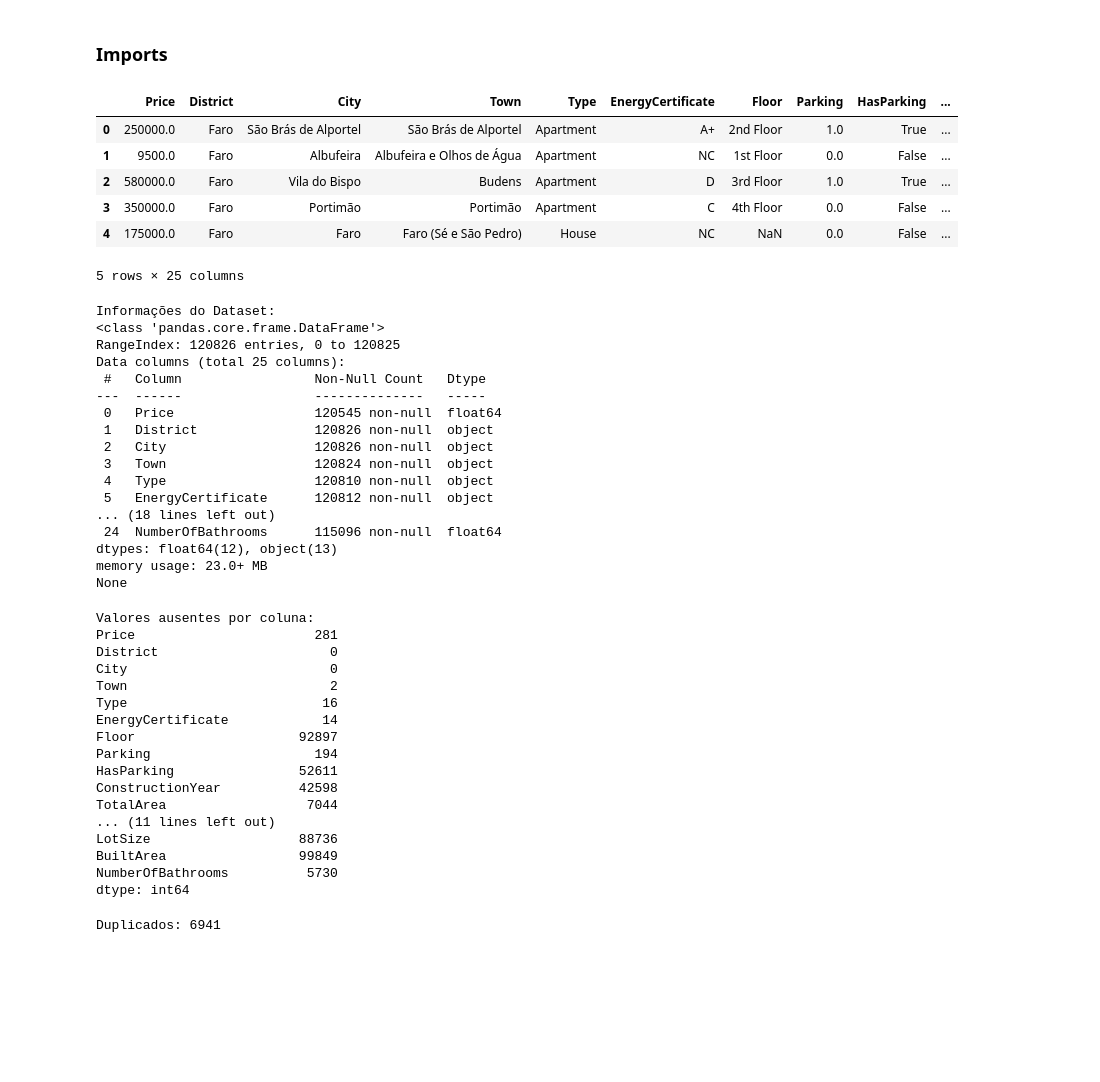
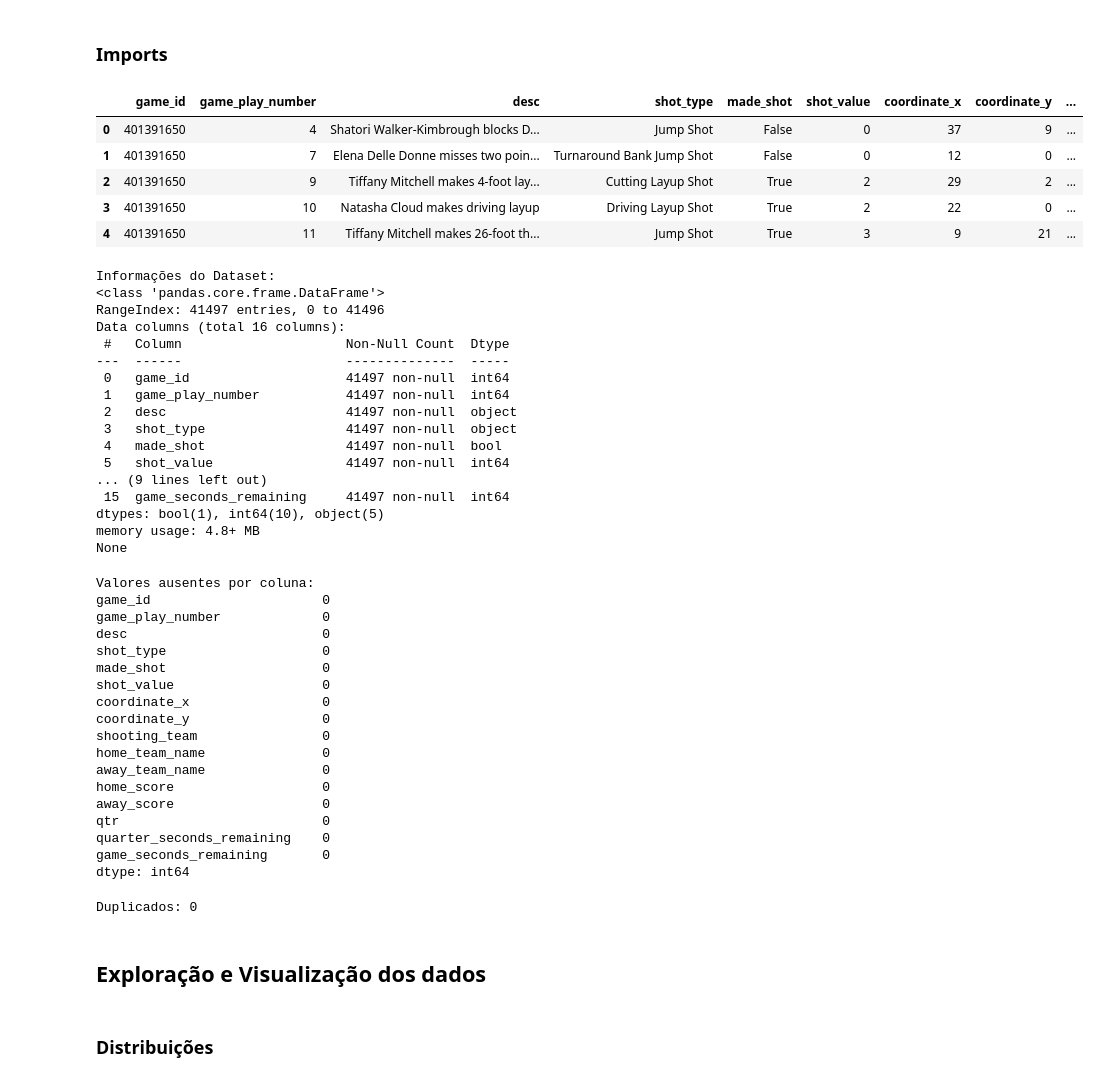
Before and after one commit to goncalobcosta/TAAC_proj2, a Jupyter notebook: test.ipynb, the cells around one changed output. Saved outputs shown, nothing was run; the diff lists cells and outputs as text; code cells hidden in the pictures; blank space fills up the shorter version.

```diff
--- a/test.ipynb
+++ b/test.ipynb
@@ -23,60 +25,64 @@ from sklearn.preprocessing import StandardScaler, OneHotEncoder
 from sklearn.compose import ColumnTransformer
 from sklearn.pipeline import Pipeline
 # %%
-df = pd.read_csv('portugal_listinigs.csv')
+df = pd.read_csv('wnba-shots-2021.csv')
 df.head()
 # %% [output]
-|  | Price | District | City | Town | Type | EnergyCertificate | Floor | Parking | HasParking | ... |
-| 0 | 250000.0 | Faro | São Brás de Alportel | São Brás de Alportel | Apartment | A+ | 2nd Floor | 1.0 | True | ... |
-| 1 | 9500.0 | Faro | Albufeira | Albufeira e Olhos de Água | Apartment | NC | 1st Floor | 0.0 | False | ... |
-| 2 | 580000.0 | Faro | Vila do Bispo | Budens | Apartment | D | 3rd Floor | 1.0 | True | ... |
-| 3 | 350000.0 | Faro | Portimão | Portimão | Apartment | C | 4th Floor | 0.0 | False | ... |
-| 4 | 175000.0 | Faro | Faro | Faro (Sé e São Pedro) | House | NC | NaN | 0.0 | False | ... |
+|  | game_id | game_play_number | desc | shot_type | made_shot | shot_value | coordinate_x | coordinate_y | ... |
+| 0 | 401391650 | 4 | Shatori Walker-Kimbrough blocks D... | Jump Shot | False | 0 | 37 | 9 | ... |
+| 1 | 401391650 | 7 | Elena Delle Donne misses two poin... | Turnaround Bank Jump Shot | False | 0 | 12 | 0 | ... |
+| 2 | 401391650 | 9 | Tiffany Mitchell makes 4-foot lay... | Cutting Layup Shot | True | 2 | 29 | 2 | ... |
+| 3 | 401391650 | 10 | Natasha Cloud makes driving layup | Driving Layup Shot | True | 2 | 22 | 0 | ... |
+| 4 | 401391650 | 11 | Tiffany Mitchell makes 26-foot th... | Jump Shot | True | 3 | 9 | 21 | ... |
-5 rows × 25 columns
 # %%
 print("Informações do Dataset:")
 print(df.info())
 # %% [output]
 Informações do Dataset:
 <class 'pandas.core.frame.DataFrame'>
-RangeIndex: 120826 entries, 0 to 120825
-Data columns (total 25 columns):
- #   Column                 Non-Null Count   Dtype
----  ------                 --------------   -----
- 0   Price                  120545 non-null  float64
- 1   District               120826 non-null  object
- 2   City                   120826 non-null  object
- 3   Town                   120824 non-null  object
- 4   Type                   120810 non-null  object
- 5   EnergyCertificate      120812 non-null  object
-... (18 lines left out)
- 24  NumberOfBathrooms      115096 non-null  float64
-dtypes: float64(12), object(13)
-memory usage: 23.0+ MB
+RangeIndex: 41497 entries, 0 to 41496
+Data columns (total 16 columns):
+ #   Column                     Non-Null Count  Dtype
+---  ------                     --------------  -----
+ 0   game_id                    41497 non-null  int64
+ 1   game_play_number           41497 non-null  int64
+ 2   desc                       41497 non-null  object
+ 3   shot_type                  41497 non-null  object
+ 4   made_shot                  41497 non-null  bool
+ 5   shot_value                 41497 non-null  int64
+... (9 lines left out)
+ 15  game_seconds_remaining     41497 non-null  int64
+dtypes: bool(1), int64(10), object(5)
+memory usage: 4.8+ MB
 None
 # %%
 print("\nValores ausentes por coluna:")
 print(df.isnull().sum())
 # %% [output]
 Valores ausentes por coluna:
-Price                       281
-District                      0
-City                          0
-Town                          2
-Type                         16
-EnergyCertificate            14
-Floor                     92897
-Parking                     194
-HasParking                52611
-ConstructionYear          42598
-TotalArea                  7044
-... (11 lines left out)
-LotSize                   88736
-BuiltArea                 99849
-NumberOfBathrooms          5730
+game_id                      0
+game_play_number             0
+desc                         0
+shot_type                    0
+made_shot                    0
+shot_value                   0
+coordinate_x                 0
+coordinate_y                 0
+shooting_team                0
+home_team_name               0
+away_team_name               0
+home_score                   0
+away_score                   0
+qtr                          0
+quarter_seconds_remaining    0
+game_seconds_remaining       0
 dtype: int64
 # %%
 print("\nDuplicados:", df.duplicated().sum())
 # %% [output]
-Duplicados: 6941
+Duplicados: 0
+# %% [markdown]
+## Exploração e Visualização dos dados
+# %% [markdown]
+### Distribuições
 # %% [markdown]
```
Also changed, not shown: parts of 23 cells of this notebook, 4 other files.
